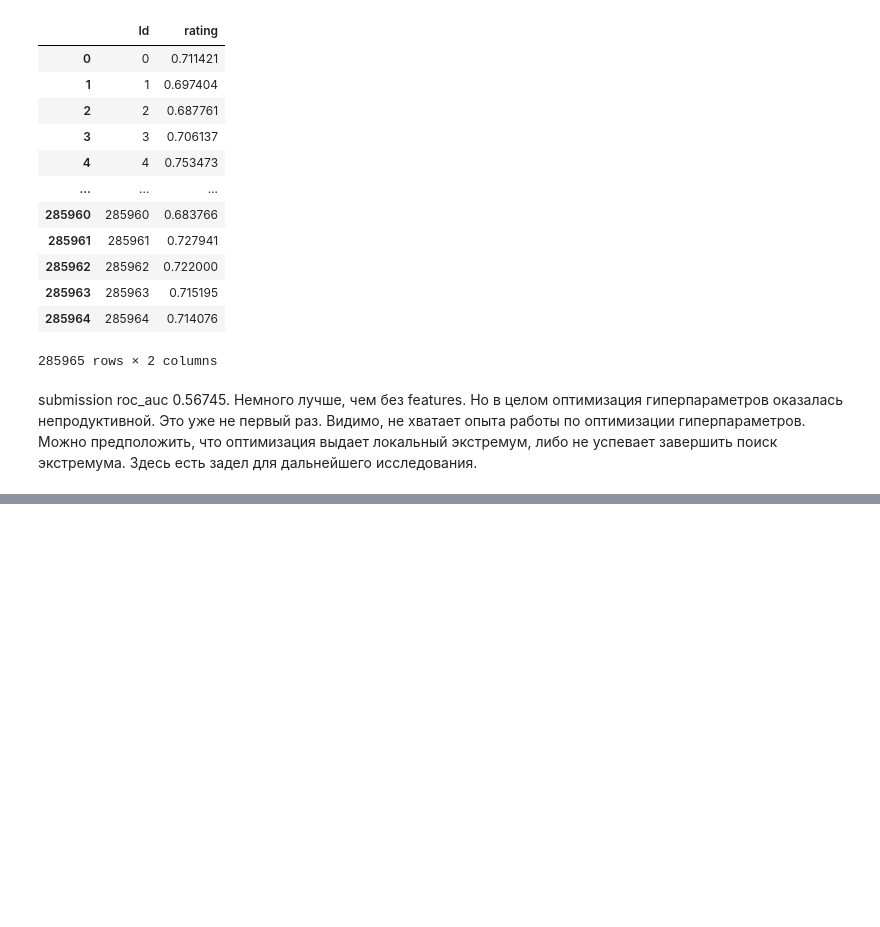
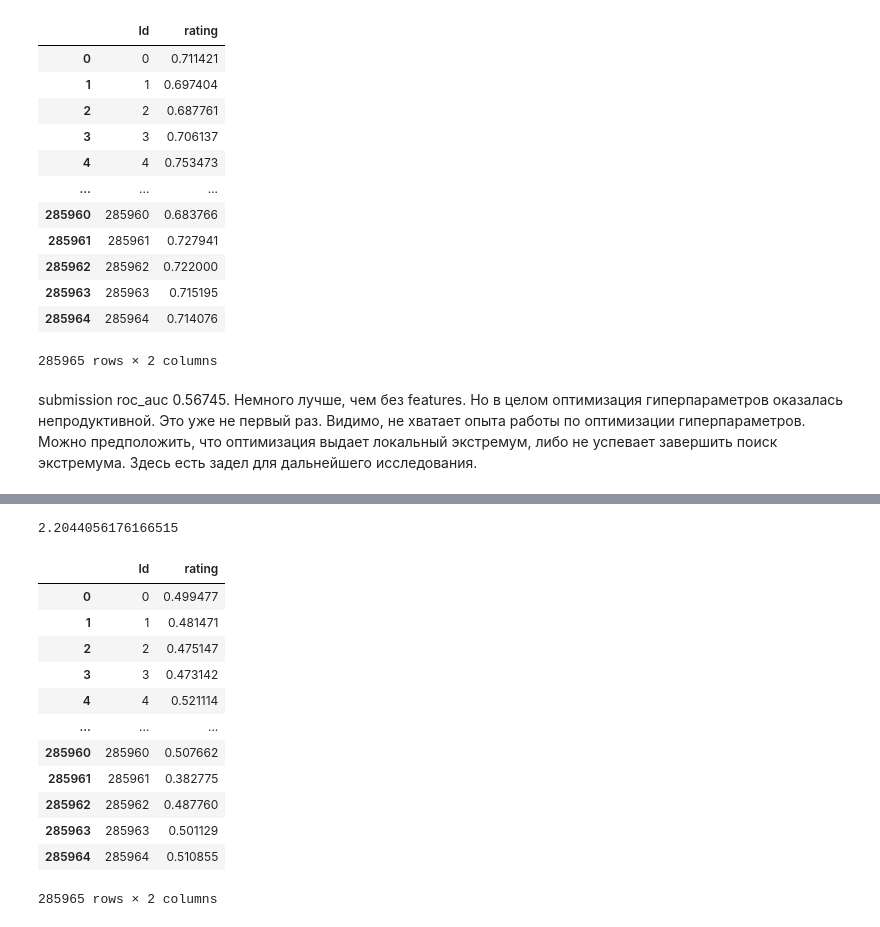
Before and after one commit to Slava-inc/FFSolutions, a Jupyter notebook: module_7/my-baseline-logreg .ipynb, the cells around one changed output, grey strips where cells are left out. Drawn from its saved outputs; the diff is of its cells as text; code cells hidden in the pictures; blank space fills up the shorter version.

```diff
--- a/module_7/my-baseline-logreg .ipynb
+++ b/module_7/my-baseline-logreg .ipynb
@@ -849,0 +847,26 @@ submission roc_auc 0.56745. Немного лучше, чем без features.
+# %%
+rmse(test_data['rating'], preds)
+# %% [output]
+2.2044056176166515
+# %%
+# submission
+# item_features = csr_matrix(train_data[['user_rating']])
+preds = model.predict(test.userid.values,
+                      test.itemid.values,
+                    item_features=item_features,
+                     user_features=user_features)
+put_submission(preds)
+# %% [output]
+|  | Id | rating |
+| 0 | 0 | 0.499477 |
+| 1 | 1 | 0.481471 |
+| 2 | 2 | 0.475147 |
+| 3 | 3 | 0.473142 |
+| 4 | 4 | 0.521114 |
+| ... | ... | ... |
+| 285960 | 285960 | 0.507662 |
+| 285961 | 285961 | 0.382775 |
+| 285962 | 285962 | 0.487760 |
+| 285963 | 285963 | 0.501129 |
+| 285964 | 285964 | 0.510855 |
+285965 rows × 2 columns
```
Also changed, not shown: parts of 15 cells of this notebook, 1 other file.
